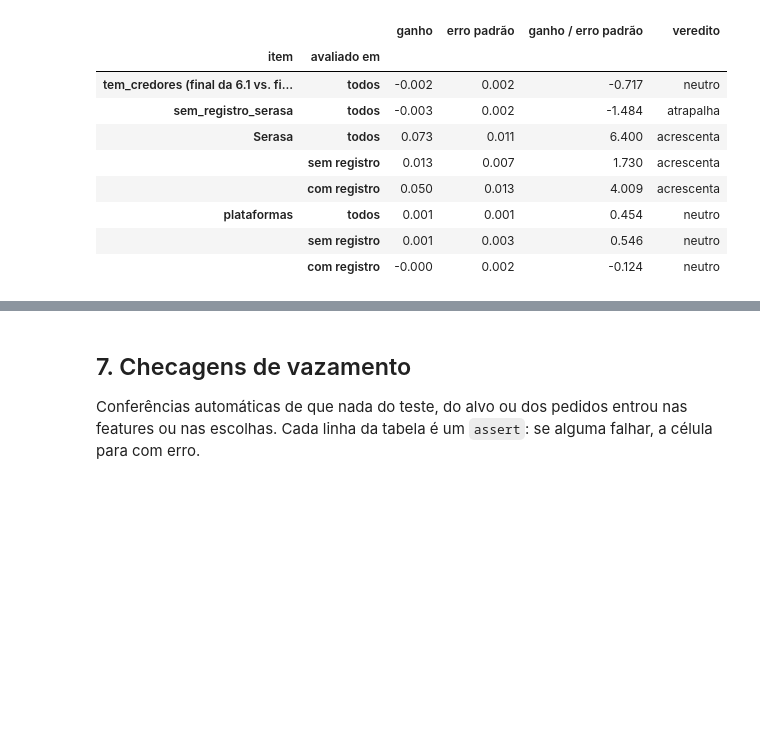
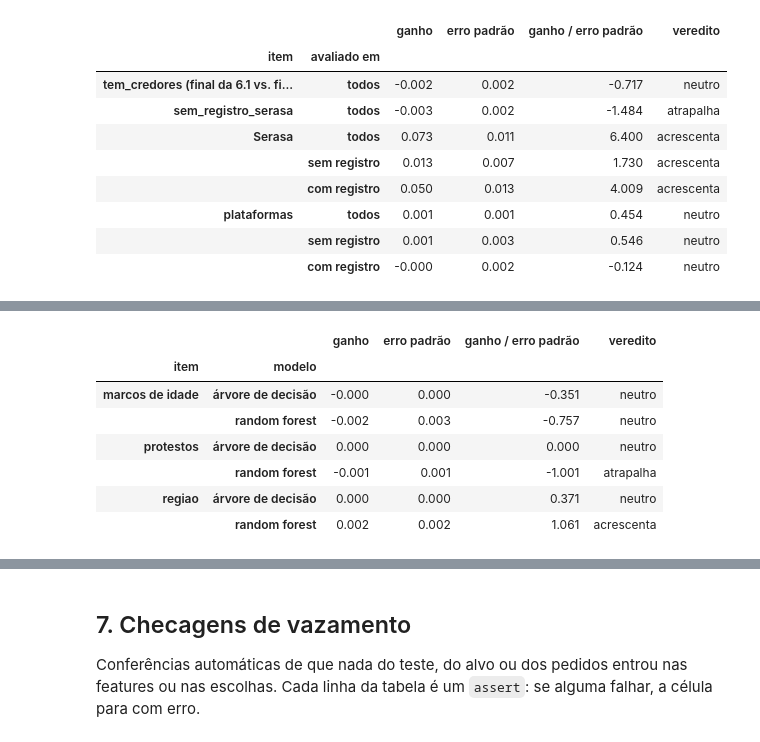
Before and after one commit to willianrupert/Equipe-12-ML, a Jupyter notebook: notebooks/03_features_aplicacao.ipynb, the cells around one changed output, grey strips where cells are left out. Cells and saved outputs as stored; diff of their text form; code cells hidden in the pictures; blank space fills up the shorter version.

```diff
--- a/notebooks/03_features_aplicacao.ipynb
+++ b/notebooks/03_features_aplicacao.ipynb
@@ -680,7 +635,7 @@ configs_conf = {
 }
 for nome, (cols, cnae) in configs_conf.items():
     for m, modelo in modelos.items():
-        pipe = make_pipeline(fa.montar_preprocessador("arvore", cols, cnae), clone(modelo))
+        pipe = make_pipeline(fa.montar_preprocessador(cols, cnae), clone(modelo))
         aucs[(nome, m)] = av.auc_por_fold(pipe, X_treino, y_treino, cv)
 configs |= configs_conf
 print(len(configs[FINAL][0]), "features no modelo final, contra", len(TODAS), "no completo")
@@ -815,0 +786,29 @@ pd.DataFrame([
+# %%
+from sklearn.compose import ColumnTransformer
+
+F = LISTA_62  # 11 features, da 6.2
+MARCOS = {"idade_mais_1600": 13, "idade_mais_5000": 18}  # código da primeira faixa acima de cada marco
+faixas = clientes["idade_cnpj"].cat.categories.astype(str)
+assert faixas[13] == "(1600, 2000]" and faixas[18] == "(5000, 8000]"
+X_marcos = X_treino.assign(**{nome: (X_treino["idade_cnpj_ord"] >= cod).astype(int) for nome, cod in MARCOS.items()})
+
+
+def com_marcos(cols):
+    """Pré-processador da seção 5 mais as flags de marco de idade, que passam como estão."""
+    return ColumnTransformer([("base", fa.montar_preprocessador(cols), cols), ("marcos", "passthrough", list(MARCOS))],
+                             verbose_feature_names_out=False).set_output(transform="pandas")
+
+
+sem_f = lambda *cols: [c for c in F if c not in cols]
+configs_63 = {
+    "final": fa.montar_preprocessador(F),
+    "final + marcos de idade": com_marcos(F),
+    "final sem protestos": fa.montar_preprocessador(sem_f("protestos")),
+    "final sem regiao": fa.montar_preprocessador(sem_f("regiao")),
+}
+aucs_63 = {}
+for nome, pre_63 in configs_63.items():
+    for m, modelo in modelos.items():
+        aucs_63[(nome, m)] = av.auc_por_fold(make_pipeline(clone(pre_63), clone(modelo)), X_marcos, y_treino, cv)
+
+pd.DataFrame({k: {"AUC médio": v.mean(), "desvio": v.std(ddof=1)} for k, v in aucs_63.items()}).T.unstack().reindex(list(configs_63))
@@ -815,0 +822,19 @@ pd.DataFrame([
+# %%
+testes_63 = [
+    ("marcos de idade", "final + marcos de idade", "final"),
+    ("protestos", "final", "final sem protestos"),
+    ("regiao", "final", "final sem regiao"),
+]
+pd.DataFrame([
+    {"item": item, "modelo": m, **av.comparar(aucs_63[(com, m)], aucs_63[(sem_item, m)], cv)}
+    for item, com, sem_item in testes_63 for m in modelos
+]).set_index(["item", "modelo"])
+# %% [output]
+|  |  | ganho | erro padrão | ganho / erro padrão | veredito |
+| item | modelo |  |  |  |  |
+| marcos de idade | árvore de decisão | -0.000 | 0.000 | -0.351 | neutro |
+|  | random forest | -0.002 | 0.003 | -0.757 | neutro |
+| protestos | árvore de decisão | 0.000 | 0.000 | 0.000 | neutro |
+|  | random forest | -0.001 | 0.001 | -1.001 | atrapalha |
+| regiao | árvore de decisão | 0.000 | 0.000 | 0.371 | neutro |
+|  | random forest | 0.002 | 0.002 | 1.061 | acrescenta |
```
Also changed, not shown: parts of 26 cells of this notebook, 3 other files.
